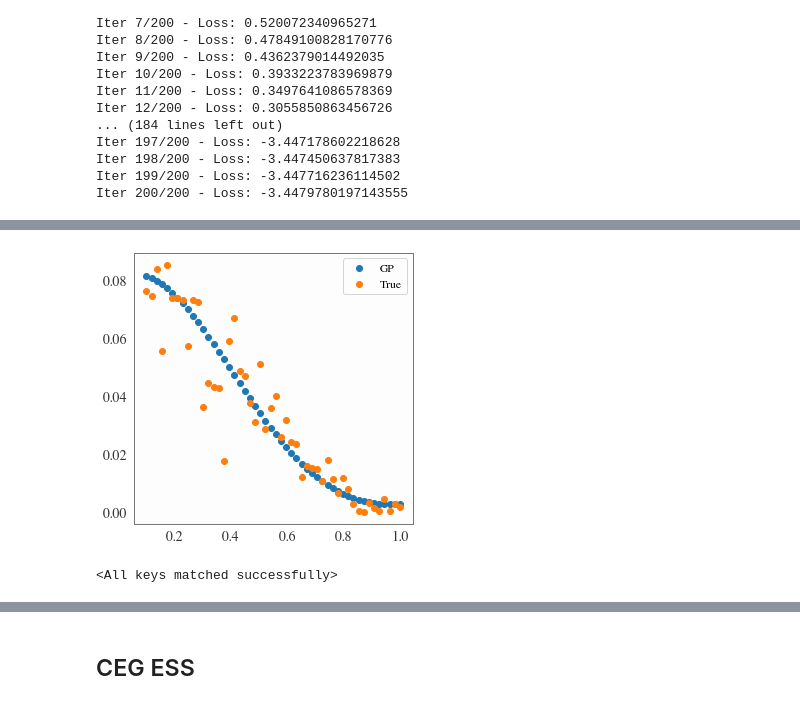
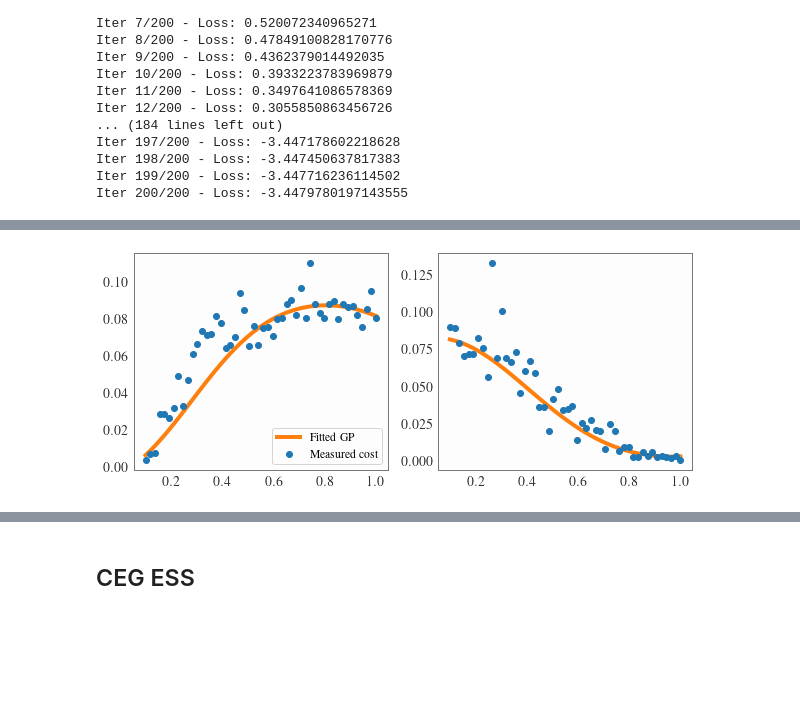
Before and after one commit to huangdaolang/cost-aware-sbi, a Jupyter notebook: TempSIR_NPE.ipynb, the cells around one changed output, grey strips where cells are left out. Cells and saved outputs as stored; diff of their text form; code cells hidden in the pictures; blank space fills up the shorter version.

```diff
--- a/TempSIR_NPE.ipynb
+++ b/TempSIR_NPE.ipynb
@@ -256,11 +219,14 @@ for i in range(N):
     et = time.time()
     times_vs_beta[i] = (et - st) / n_rep
 
+times_vs_gamma = torch.zeros(N)
+for i in range(N):
+    st = time.time()
+    for _ in range(n_rep):
+        result = temp_sir(combination_beta_fixed_gamma[i])
+    et = time.time()
+    times_vs_gamma[i] = (et - st) / n_rep
+
 with torch.no_grad(), gpytorch.settings.fast_pred_var():
-    observed_pred = likelihood(model(combination_beta_gamma_fixed)).mean
-
-plt.figure(figsize=[5,5])
-plt.scatter(beta, observed_pred, label="GP")
-plt.scatter(beta, times_vs_beta, label="True")
-plt.legend()
-plt.show()
+    observed_pred_beta = likelihood(model(combination_beta_gamma_fixed)).mean
+    observed_pred_gamma = likelihood(model(combination_beta_fixed_gamma)).mean
@@ -269,37 +233,14 @@ plt.show()
 # %%
-times_vs_gamma = torch.zeros(N)
-for i in range(N):
-    st = time.time()
-    for _ in range(n_rep):
-        result = temp_sir(combination_beta_fixed_gamma[i])
-    et = time.time()
-    times_vs_gamma[i] = (et - st) / n_rep
+plt.figure(figsize=[10,4])
+plt.subplot(1,2,1)
+plt.plot(beta, observed_pred_beta, label="Fitted GP", color="C1", linewidth=4, zorder=0)
+plt.scatter(beta, times_vs_beta, label="Measured cost")
+plt.legend()
 
-with torch.no_grad(), gpytorch.settings.fast_pred_var():
-    observed_pred = likelihood(model(combination_beta_fixed_gamma)).mean
-
-plt.figure(figsize=[5,5])
-plt.scatter(gamma, observed_pred, label="GP")
-plt.scatter(gamma, times_vs_gamma, label="True")
-plt.legend()
+plt.subplot(1,2,2)
+plt.plot(gamma, observed_pred_gamma, label="Fitted GP", color="C1", linewidth=4, zorder=0)
+plt.scatter(gamma, times_vs_gamma, label="Measured cost")
 plt.show()
 # %% [output]
-[figure, old version]
+[figure, new version]
-# %%
-# Load trained GP
-state_dicts = torch.load('data/temp_sir_gp.pth')
-
-X = torch.load("data/temp_sir_gp_x.pt")
-times_train = torch.load("data/temp_sir_gp_y.pt")
-
-likelihood = gpytorch.likelihoods.GaussianLikelihood()
-model = GP(X, times_train, likelihood)
-
-model.load_state_dict(state_dicts['model_state_dict'])
-likelihood.load_state_dict(state_dicts['likelihood_state_dict'])
-
-model.eval()
-likelihood.eval()
-# %% [output]
-<All keys matched successfully>
 # %%
```
Also changed, not shown: parts of 40 cells of this notebook, 2 other files.
